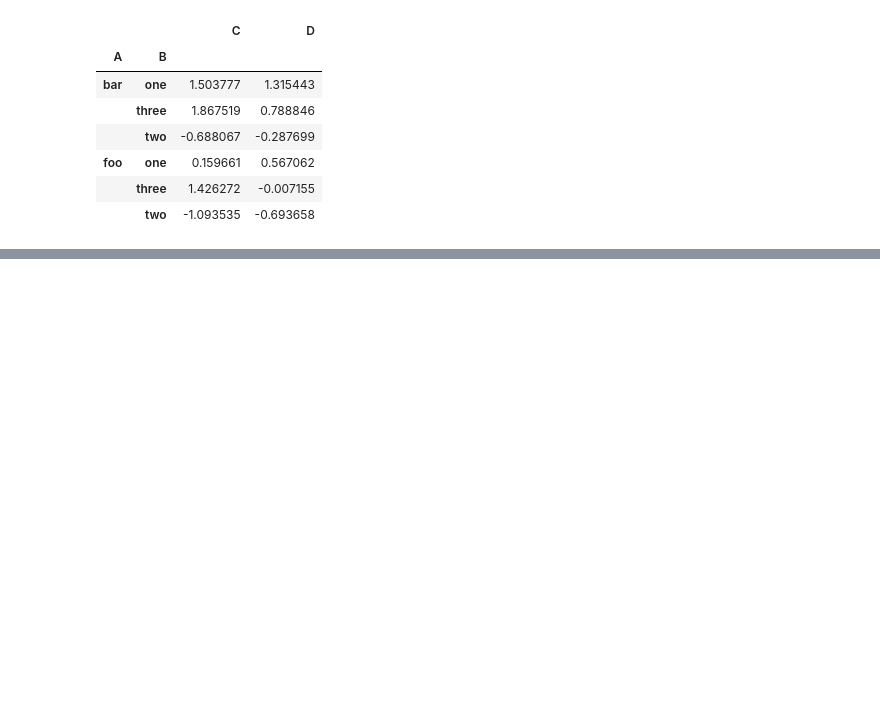
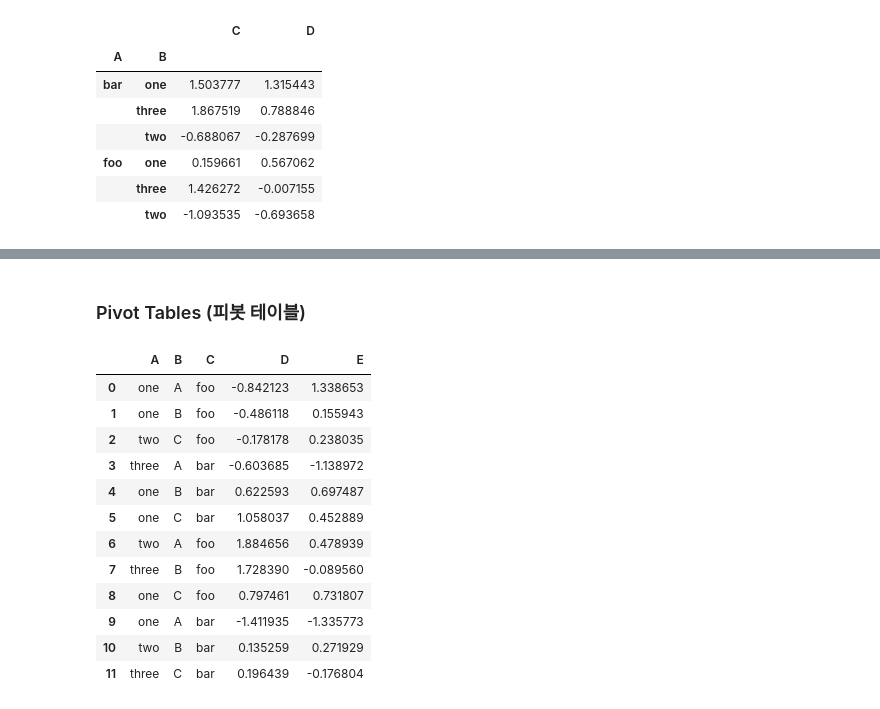
Before and after one commit to euneun316/Python-for-Pandas, a Jupyter notebook: Pandas-Study.ipynb, the cells around one changed output, grey strips where cells are left out. Cells and saved outputs as stored; diff of their text form; code cells hidden in the pictures; blank space fills up the shorter version.

```diff
--- a/Pandas-Study.ipynb
+++ b/Pandas-Study.ipynb
@@ -839,0 +907,23 @@ df.groupby(['A','B']).sum()
+# %% [markdown]
+### Pivot Tables (피봇 테이블)
+# %%
+df = pd.DataFrame({'A' : ['one','one','two','three']*3,
+                   'B' : ['A','B','C']*4,
+                   'C' : ['foo','foo','foo','bar','bar','bar']*2,
+                   'D' : np.random.randn(12),
+                   'E' : np.random.randn(12)})
+df
+# %% [output]
+|  | A | B | C | D | E |
+| 0 | one | A | foo | -0.842123 | 1.338653 |
+| 1 | one | B | foo | -0.486118 | 0.155943 |
+| 2 | two | C | foo | -0.178178 | 0.238035 |
+| 3 | three | A | bar | -0.603685 | -1.138972 |
+| 4 | one | B | bar | 0.622593 | 0.697487 |
+| 5 | one | C | bar | 1.058037 | 0.452889 |
+| 6 | two | A | foo | 1.884656 | 0.478939 |
+| 7 | three | B | foo | 1.728390 | -0.089560 |
+| 8 | one | C | foo | 0.797461 | 0.731807 |
+| 9 | one | A | bar | -1.411935 | -1.335773 |
+| 10 | two | B | bar | 0.135259 | 0.271929 |
+| 11 | three | C | bar | 0.196439 | -0.176804 |
```
Also changed, not shown: parts of 12 cells of this notebook.
